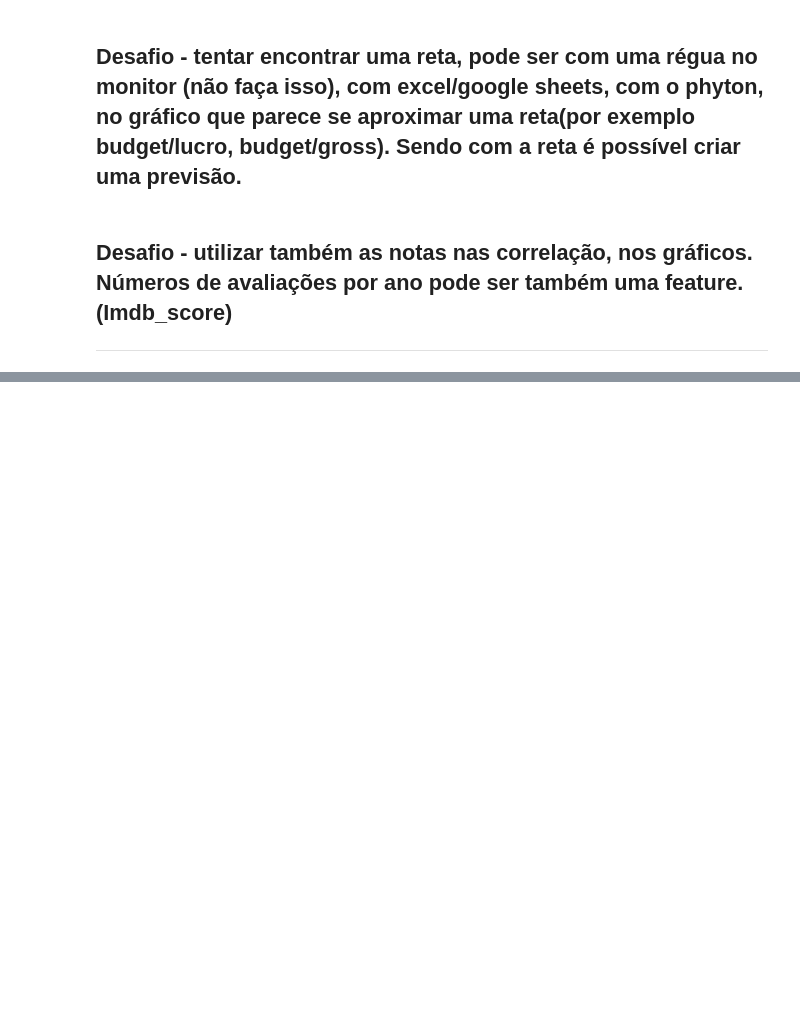
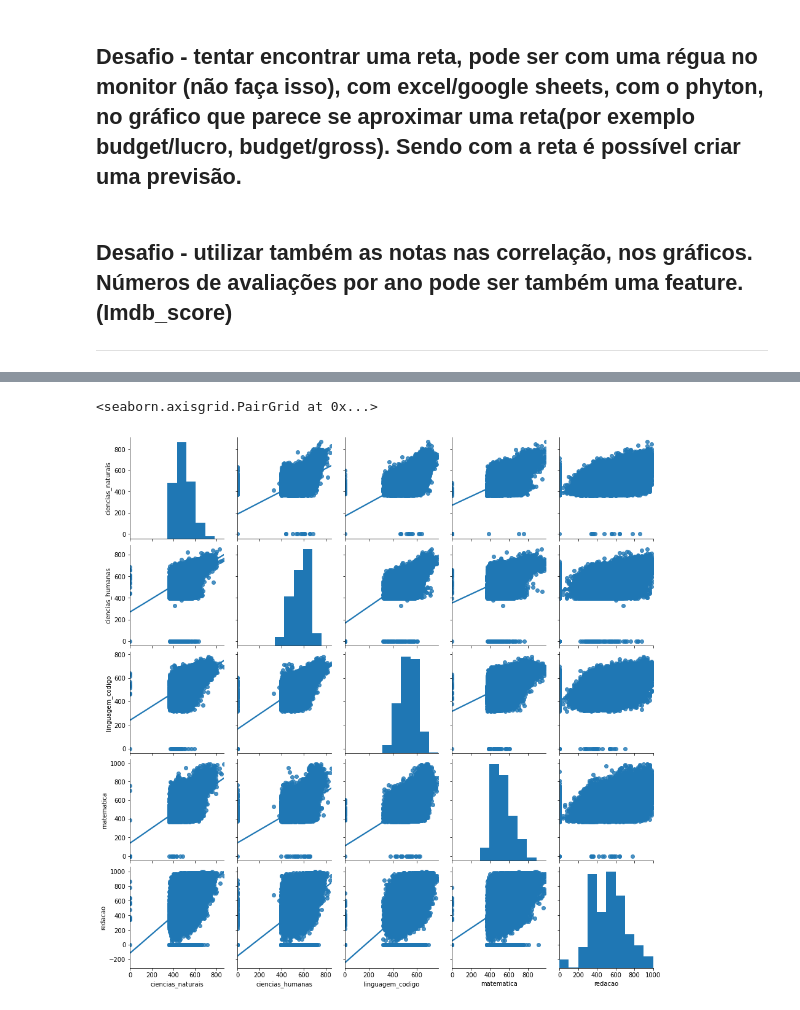
Before and after one commit to dnlrodrigues/analise_dados_python, a Jupyter notebook: Copy_of_Copy_of_QuarentenasDados_Filme.ipynb, the cells around one changed output, grey strips where cells are left out. Cells and saved outputs as stored; diff of their text form; code cells hidden in the pictures; blank space fills up the shorter version.

```diff
--- a/Copy_of_Copy_of_QuarentenasDados_Filme.ipynb
+++ b/Copy_of_Copy_of_QuarentenasDados_Filme.ipynb
@@ -962,0 +1074,5 @@ dev_4.query("title_year >= 2000").corr()
+# %%
+sns.pairplot(dados_notas, kind="reg")
+# %% [output]
+<seaborn.axisgrid.PairGrid at 0x...>
+[figure, added]
```
Also changed, not shown: parts of 24 cells of this notebook.
